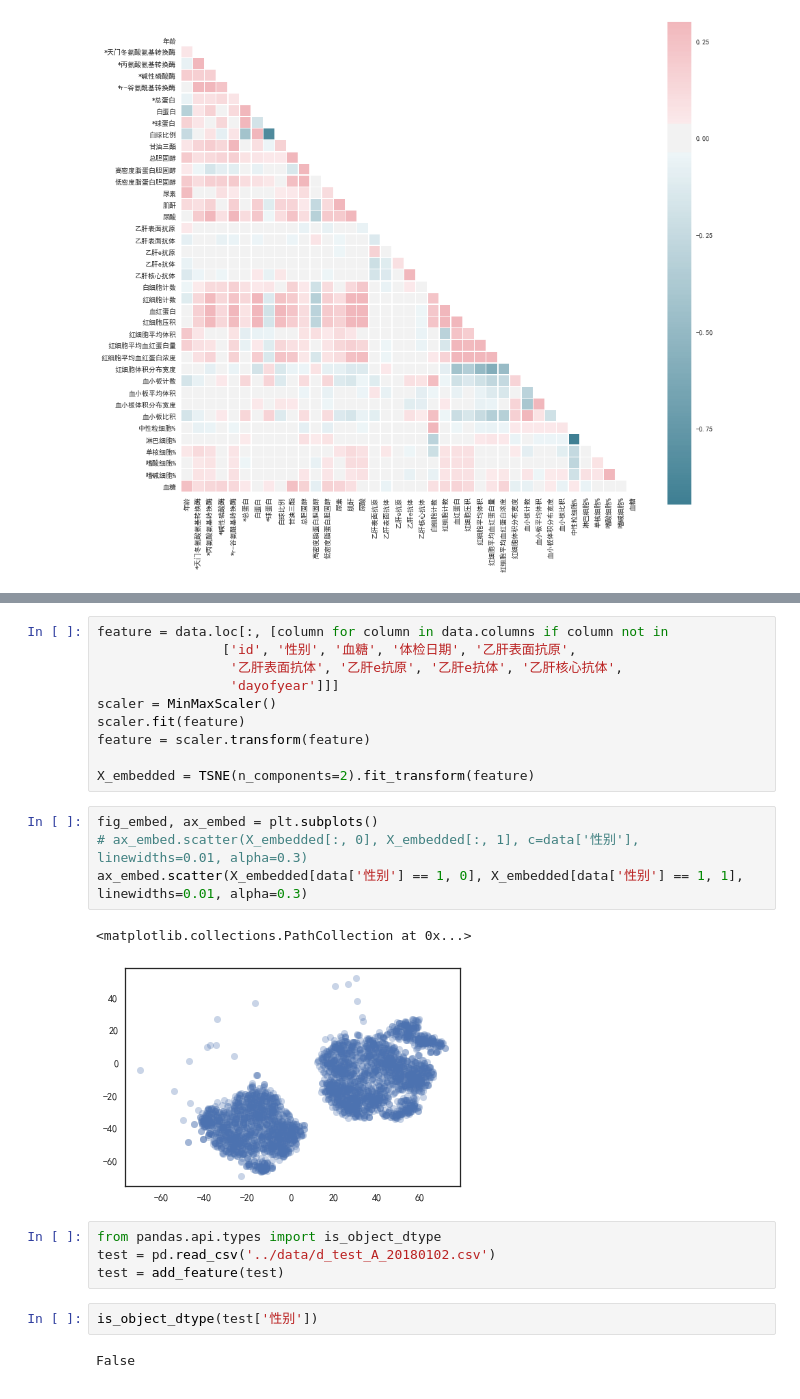
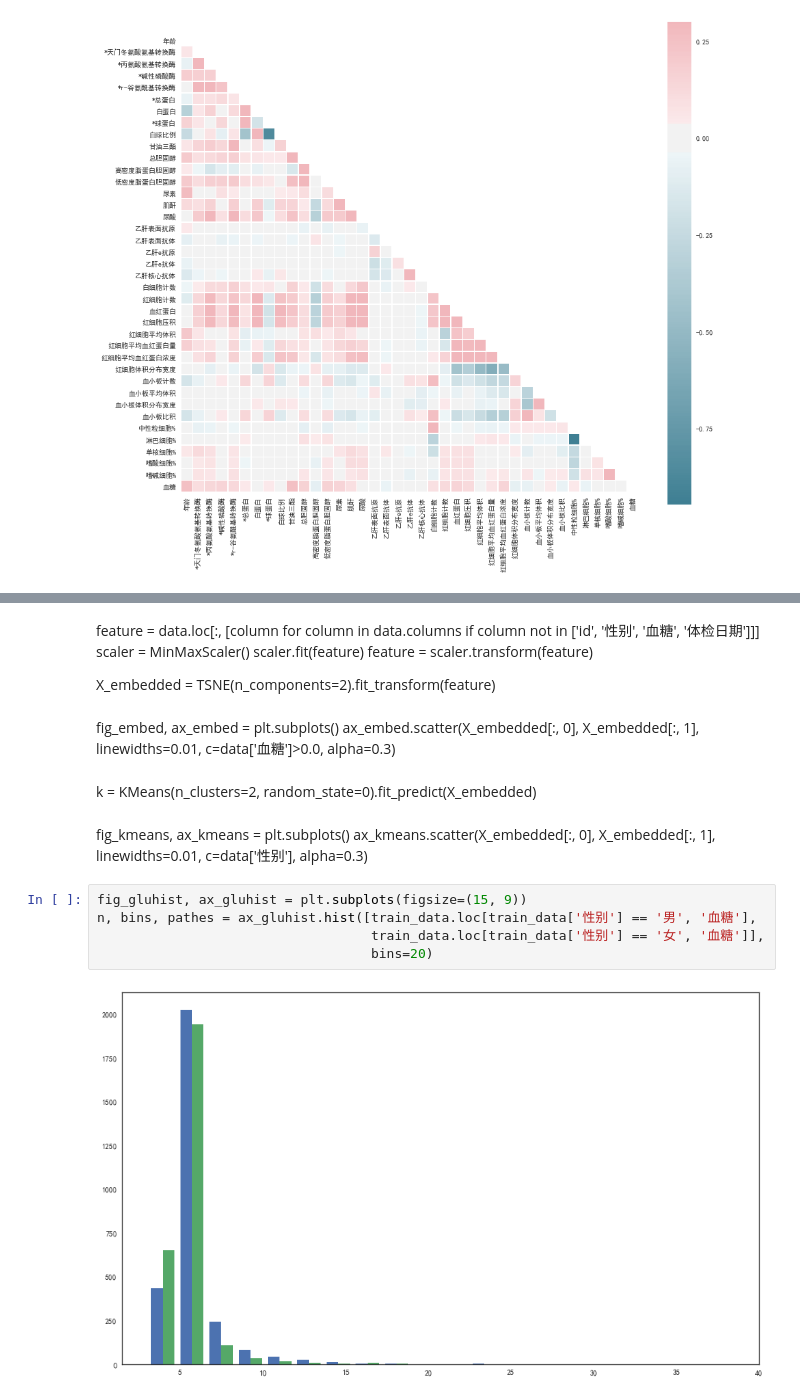
Before and after one commit to zixuanweeei/tianchi-diabetes, a Jupyter notebook: basic_analysis&offline/basic_analysis.ipynb, the cells around one changed output, grey strips where cells are left out. Cells and saved outputs as stored; diff of their text form.

Commit message:
change to simple model, no pre-clustering, and add model fused.

```diff
--- a/basic_analysis&offline/basic_analysis.ipynb
+++ b/basic_analysis&offline/basic_analysis.ipynb
@@ -119,25 +99,22 @@ ax_boxa.set_xlim(left=-50, right=810)
-# %%
-feature = data.loc[:, [column for column in data.columns if column not in
-                ['id', '性别', '血糖', '体检日期', '乙肝表面抗原',
-                 '乙肝表面抗体', '乙肝e抗原', '乙肝e抗体', '乙肝核心抗体',
-                 'dayofyear']]]
-scaler = MinMaxScaler()
-scaler.fit(feature)
-feature = scaler.transform(feature)
-
-X_embedded = TSNE(n_components=2).fit_transform(feature)
-# %%
-fig_embed, ax_embed = plt.subplots()
-# ax_embed.scatter(X_embedded[:, 0], X_embedded[:, 1], c=data['性别'], linewidths=0.01, alpha=0.3)
-ax_embed.scatter(X_embedded[data['性别'] == 1, 0], X_embedded[data['性别'] == 1, 1], linewidths=0.01, alpha=0.3)
-# %% [output]
-<matplotlib.collections.PathCollection at 0x...>
-[figure, removed]
-# %%
-from pandas.api.types import is_object_dtype
-test = pd.read_csv('../data/d_test_A_20180102.csv')
-test = add_feature(test)
-# %%
-is_object_dtype(test['性别'])
-# %% [output]
-False
+# %% [markdown]
+feature = data.loc[:, [column for column in data.columns if column not in ['id', '性别', '血糖', '体检日期']]]
+scaler = MinMaxScaler()
+scaler.fit(feature)
+feature = scaler.transform(feature)
+
+X_embedded = TSNE(n_components=2).fit_transform(feature)
+# %% [markdown]
+fig_embed, ax_embed = plt.subplots()
+ax_embed.scatter(X_embedded[:, 0], X_embedded[:, 1], linewidths=0.01, c=data['血糖']>0.0, alpha=0.3)
+# %% [markdown]
+k = KMeans(n_clusters=2, random_state=0).fit_predict(X_embedded)
+# %% [markdown]
+fig_kmeans, ax_kmeans = plt.subplots()
+ax_kmeans.scatter(X_embedded[:, 0], X_embedded[:, 1], linewidths=0.01, c=data['性别'], alpha=0.3)
+# %%
+fig_gluhist, ax_gluhist = plt.subplots(figsize=(15, 9))
+n, bins, pathes = ax_gluhist.hist([train_data.loc[train_data['性别'] == '男', '血糖'],
+                                   train_data.loc[train_data['性别'] == '女', '血糖']],
+                                   bins=20)
+# %% [output]
+[figure, added]
```
Also changed, not shown: parts of 12 cells of this notebook, 14 other files.
